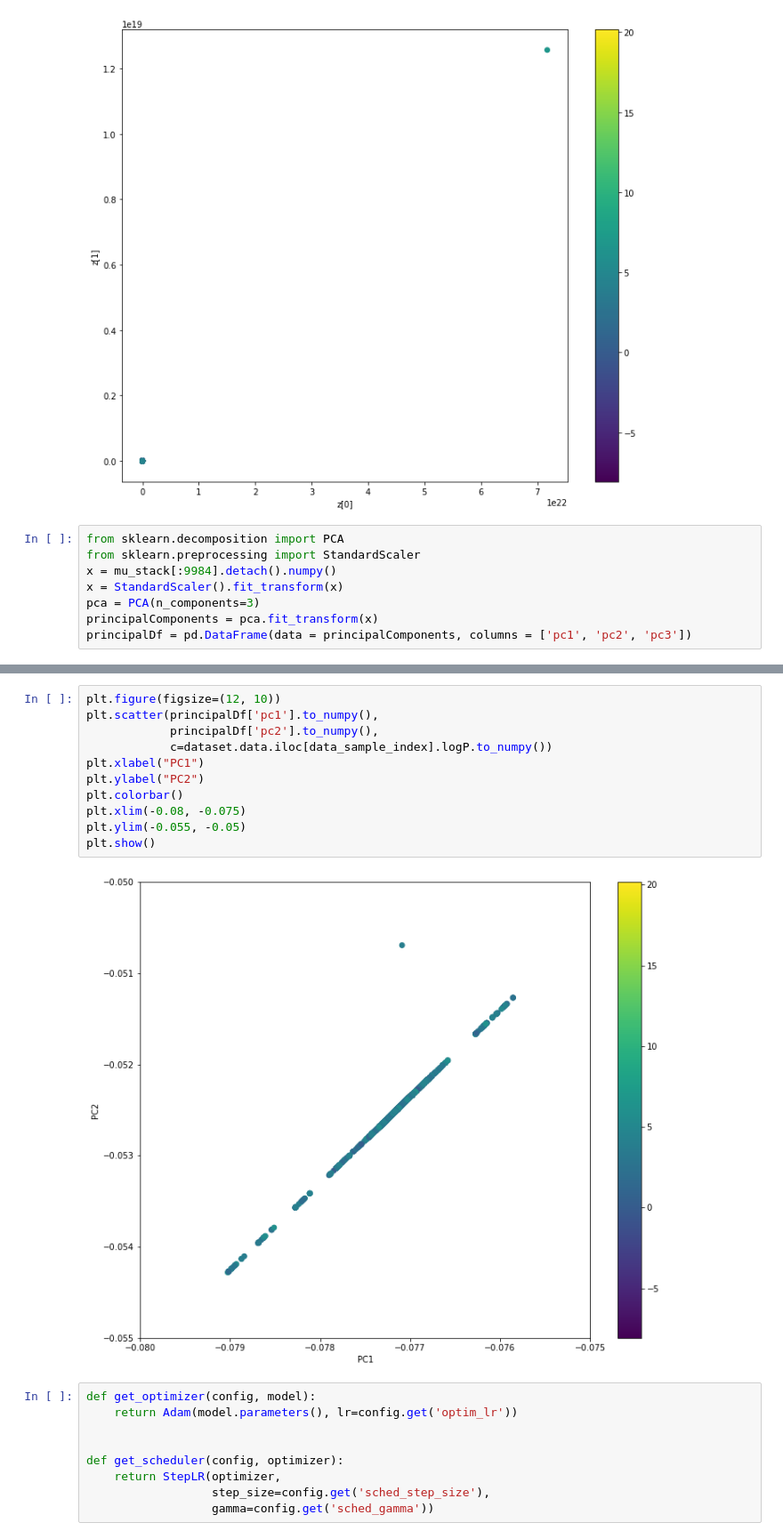
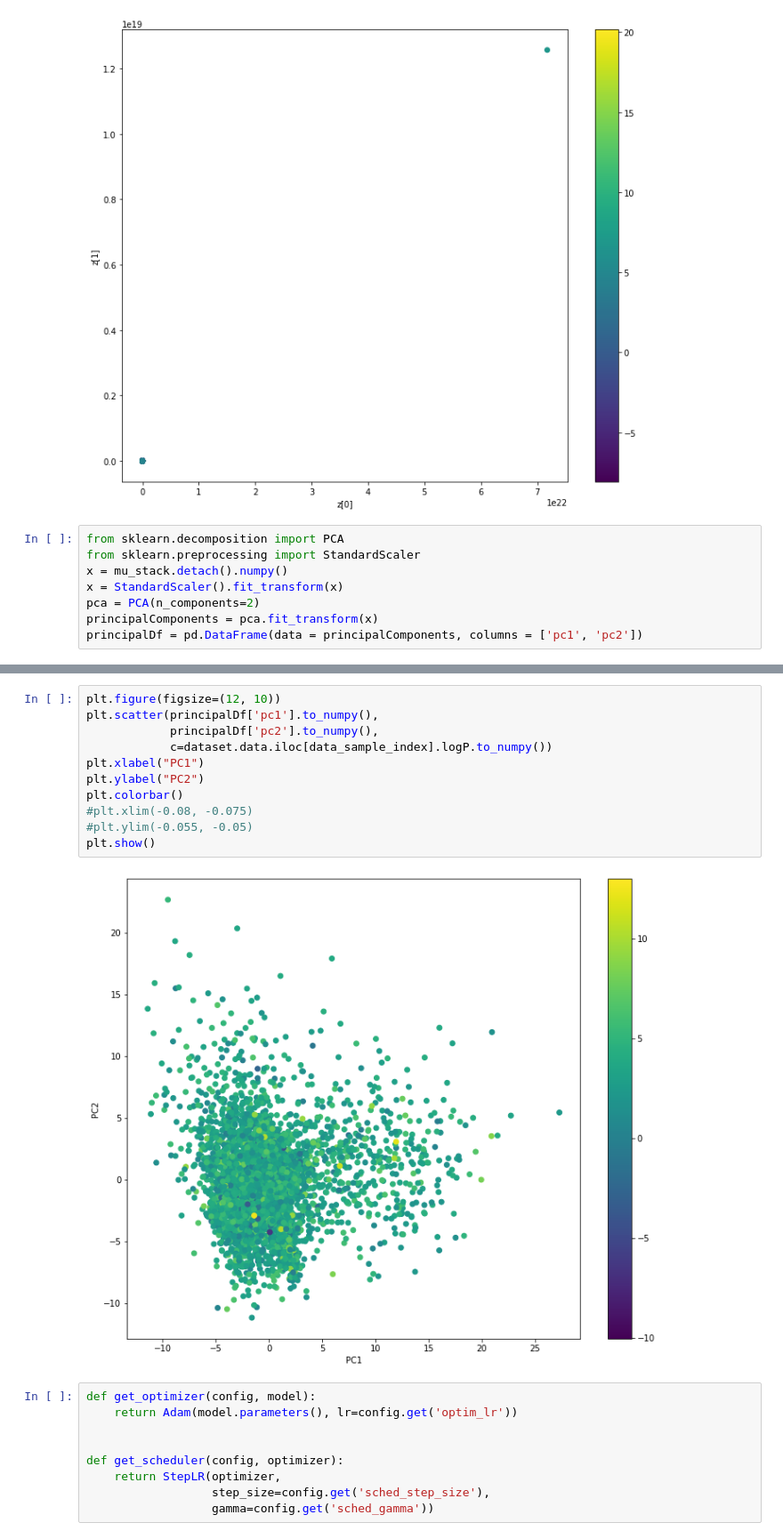
Before and after one commit to panukorn17/drug_discovery_models, a Jupyter notebook: fragment-based-dgm/Latent Space Optimisation.ipynb, the cells around one changed output, grey strips where cells are left out. Shown at 89% size. Drawn from its saved outputs; the diff is of its cells as text.

```diff
--- a/fragment-based-dgm/Latent Space Optimisation.ipynb
+++ b/fragment-based-dgm/Latent Space Optimisation.ipynb
@@ -81,11 +81,11 @@ plt.show()
 # %%
 from sklearn.decomposition import PCA
 from sklearn.preprocessing import StandardScaler
-x = mu_stack[:9984].detach().numpy()
+x = mu_stack.detach().numpy()
 x = StandardScaler().fit_transform(x)
-pca = PCA(n_components=3)
+pca = PCA(n_components=2)
 principalComponents = pca.fit_transform(x)
-principalDf = pd.DataFrame(data = principalComponents, columns = ['pc1', 'pc2', 'pc3'])
+principalDf = pd.DataFrame(data = principalComponents, columns = ['pc1', 'pc2'])
 # %%
 principalDf
 # %% [output]
@@ -105,16 +105,16 @@ principalDf
 # %%
 plt.figure(figsize=(12, 10))
 plt.scatter(principalDf['pc1'].to_numpy(),
             principalDf['pc2'].to_numpy(),
             c=dataset.data.iloc[data_sample_index].logP.to_numpy())
 plt.xlabel("PC1")
 plt.ylabel("PC2")
 plt.colorbar()
-plt.xlim(-0.08, -0.075)
-plt.ylim(-0.055, -0.05)
+#plt.xlim(-0.08, -0.075)
+#plt.ylim(-0.055, -0.05)
 plt.show()
 # %% [output]
-[figure, old version]
+[figure, new version]
 # %%
 def get_optimizer(config, model):
     return Adam(model.parameters(), lr=config.get('optim_lr'))
```
Also changed, not shown: parts of 2 cells of this notebook, 1 other file.
